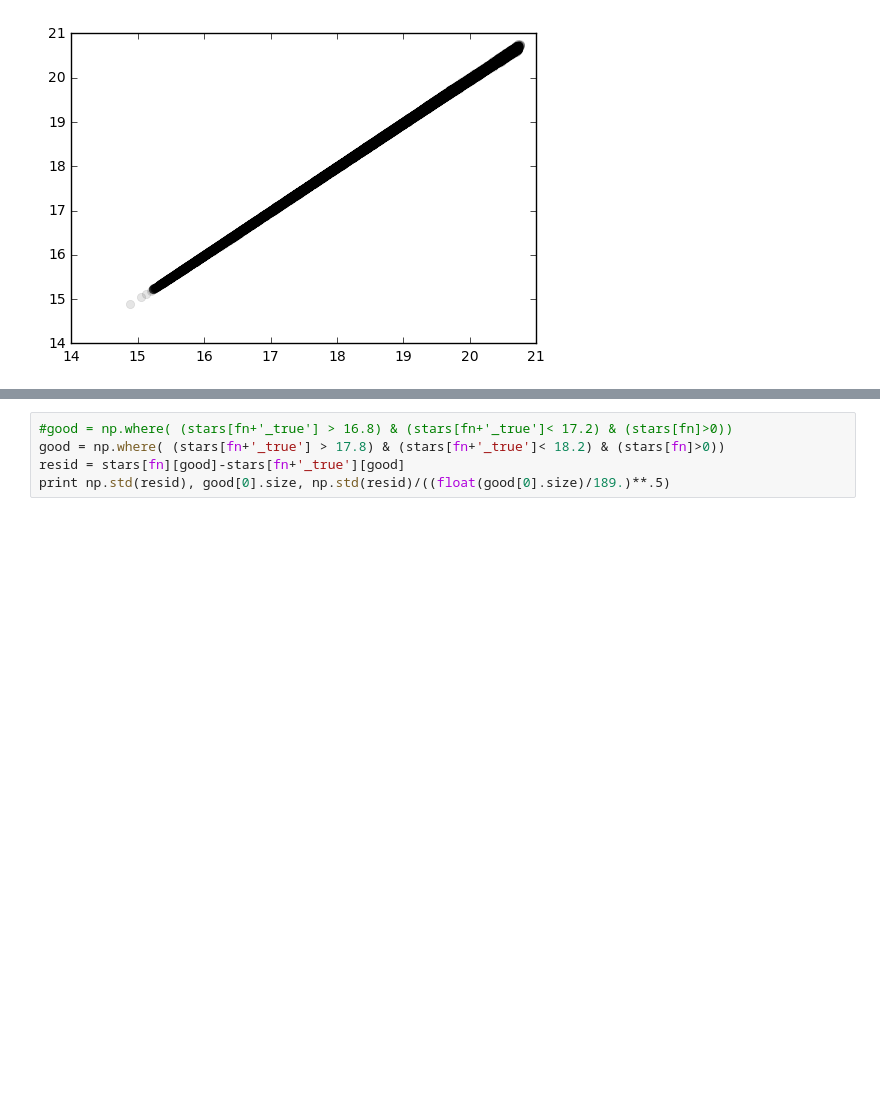
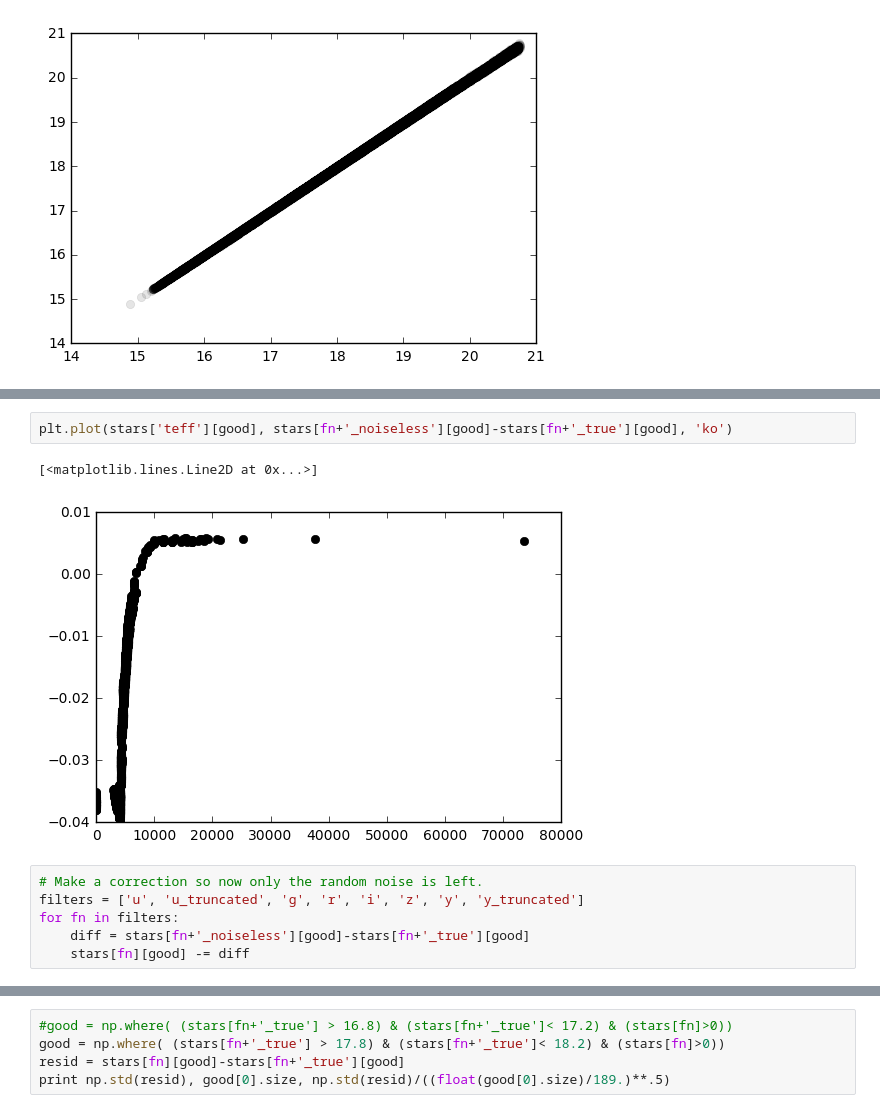
Before and after one commit to lsst-sims/sims_gaia_calib, a Jupyter notebook: python/blargh.ipynb, the cells around one changed output, grey strips where cells are left out. Cells and saved outputs as stored; diff of their text form; blank space fills up the shorter version.

```diff
--- a/python/blargh.ipynb
+++ b/python/blargh.ipynb
@@ -17,2 +65,13 @@ plt.plot(stars['g_true'][good], stars['g'][good], 'ko', alpha=.1)
+# %%
+plt.plot(stars['teff'][good], stars[fn+'_noiseless'][good]-stars[fn+'_true'][good], 'ko')
+# %% [output]
+[<matplotlib.lines.Line2D at 0x...>]
+[figure, added]
+# %%
+# Make a correction so now only the random noise is left.
+filters = ['u', 'u_truncated', 'g', 'r', 'i', 'z', 'y', 'y_truncated']
+for fn in filters:
+    diff = stars[fn+'_noiseless'][good]-stars[fn+'_true'][good]
+    stars[fn][good] -= diff
 # %%
 fn = 'g'
```
Also changed, not shown: parts of 16 cells of this notebook.
